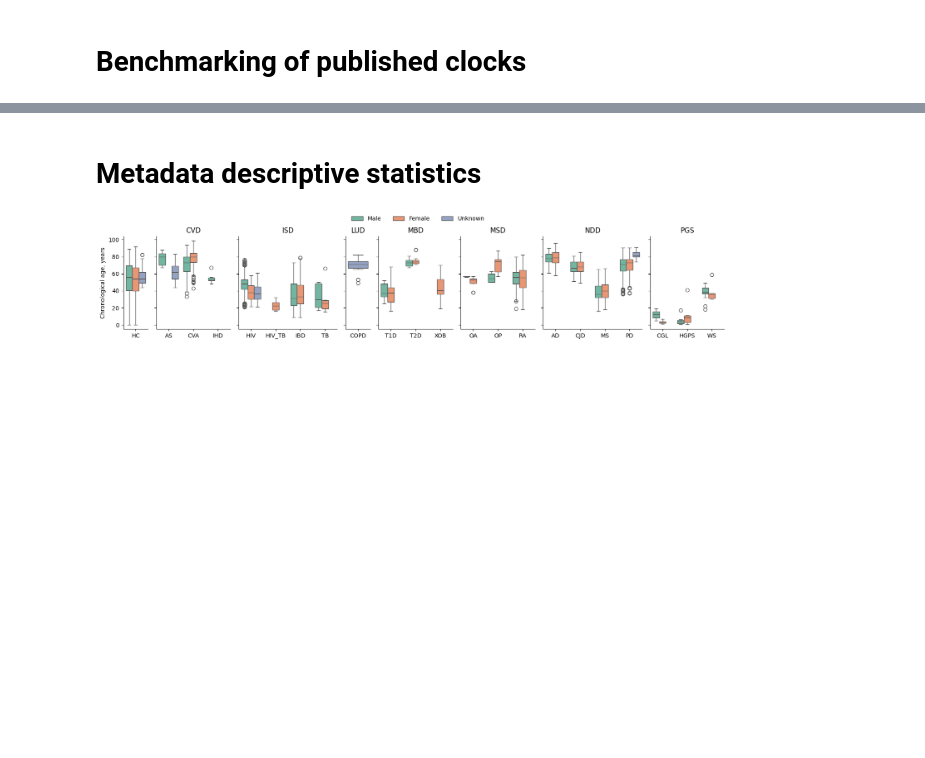
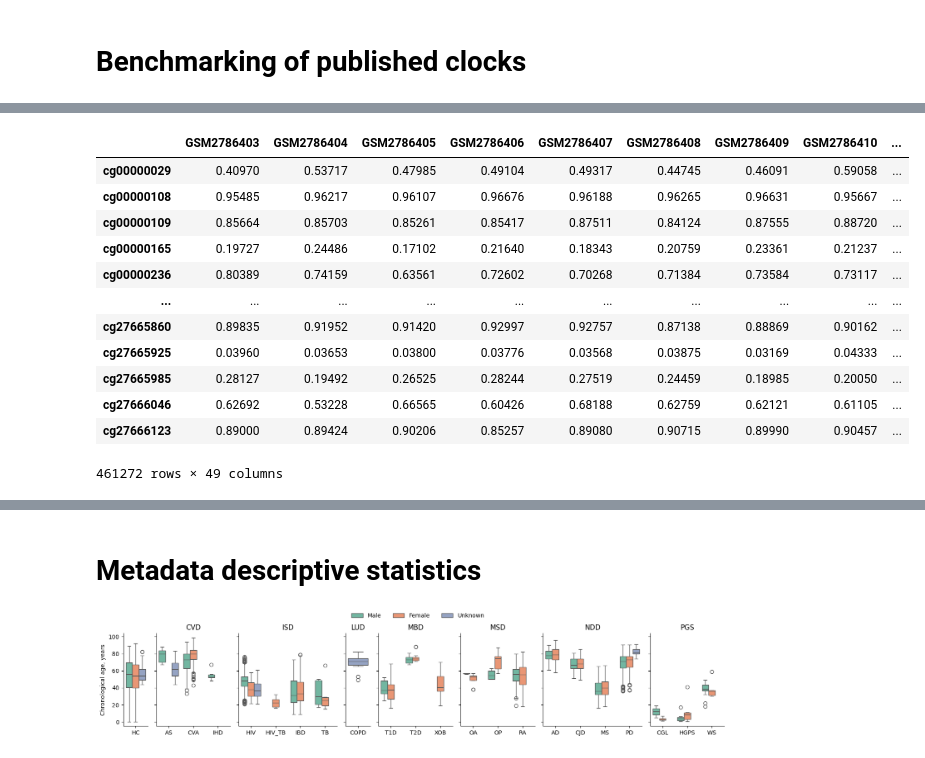
Before and after one commit to ComputationalAgingLab/ComputAge, a Jupyter notebook: benchmarking.ipynb, the cells around one changed output, grey strips where cells are left out. Drawn from its saved outputs; the diff is of its cells as text; code cells hidden in the pictures; blank space fills up the shorter version.

```diff
--- a/benchmarking.ipynb
+++ b/benchmarking.ipynb
@@ -130,0 +161,16 @@ GSE53841:HIV - AA1 testing 24 disease samples
+# %%
+data
+# %% [output]
+|  | GSM2786403 | GSM2786404 | GSM2786405 | GSM2786406 | GSM2786407 | GSM2786408 | GSM2786409 | GSM2786410 | ... |
+| cg00000029 | 0.40970 | 0.53717 | 0.47985 | 0.49104 | 0.49317 | 0.44745 | 0.46091 | 0.59058 | ... |
+| cg00000108 | 0.95485 | 0.96217 | 0.96107 | 0.96676 | 0.96188 | 0.96265 | 0.96631 | 0.95667 | ... |
+| cg00000109 | 0.85664 | 0.85703 | 0.85261 | 0.85417 | 0.87511 | 0.84124 | 0.87555 | 0.88720 | ... |
+| cg00000165 | 0.19727 | 0.24486 | 0.17102 | 0.21640 | 0.18343 | 0.20759 | 0.23361 | 0.21237 | ... |
+| cg00000236 | 0.80389 | 0.74159 | 0.63561 | 0.72602 | 0.70268 | 0.71384 | 0.73584 | 0.73117 | ... |
+| ... | ... | ... | ... | ... | ... | ... | ... | ... | ... |
+| cg27665860 | 0.89835 | 0.91952 | 0.91420 | 0.92997 | 0.92757 | 0.87138 | 0.88869 | 0.90162 | ... |
+| cg27665925 | 0.03960 | 0.03653 | 0.03800 | 0.03776 | 0.03568 | 0.03875 | 0.03169 | 0.04333 | ... |
+| cg27665985 | 0.28127 | 0.19492 | 0.26525 | 0.28244 | 0.27519 | 0.24459 | 0.18985 | 0.20050 | ... |
+| cg27666046 | 0.62692 | 0.53228 | 0.66565 | 0.60426 | 0.68188 | 0.62759 | 0.62121 | 0.61105 | ... |
+| cg27666123 | 0.89000 | 0.89424 | 0.90206 | 0.85257 | 0.89080 | 0.90715 | 0.89990 | 0.90457 | ... |
+461272 rows × 49 columns
```
Also changed, not shown: parts of 26 cells of this notebook, 12 other files.
